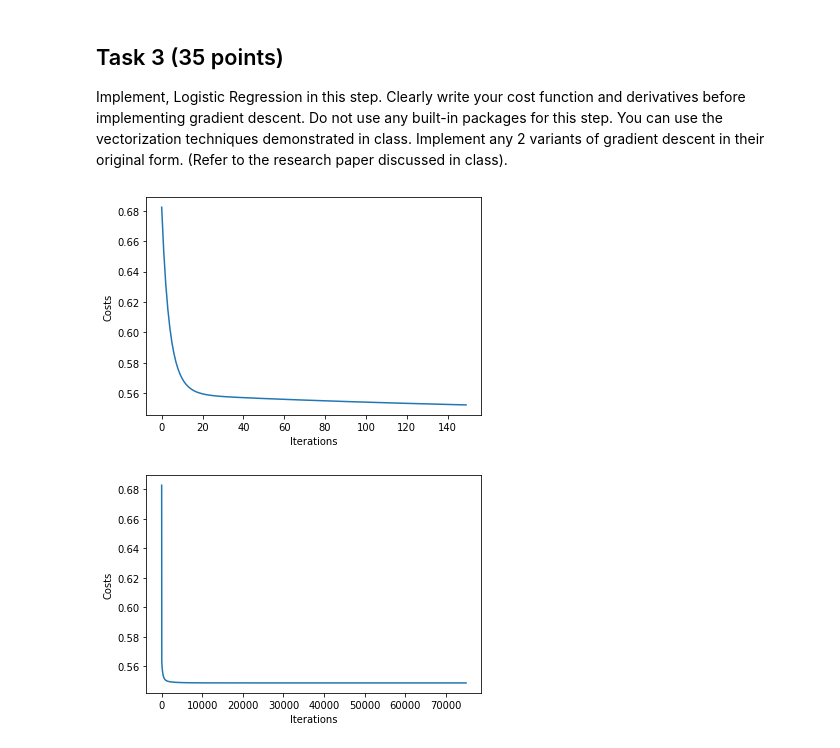
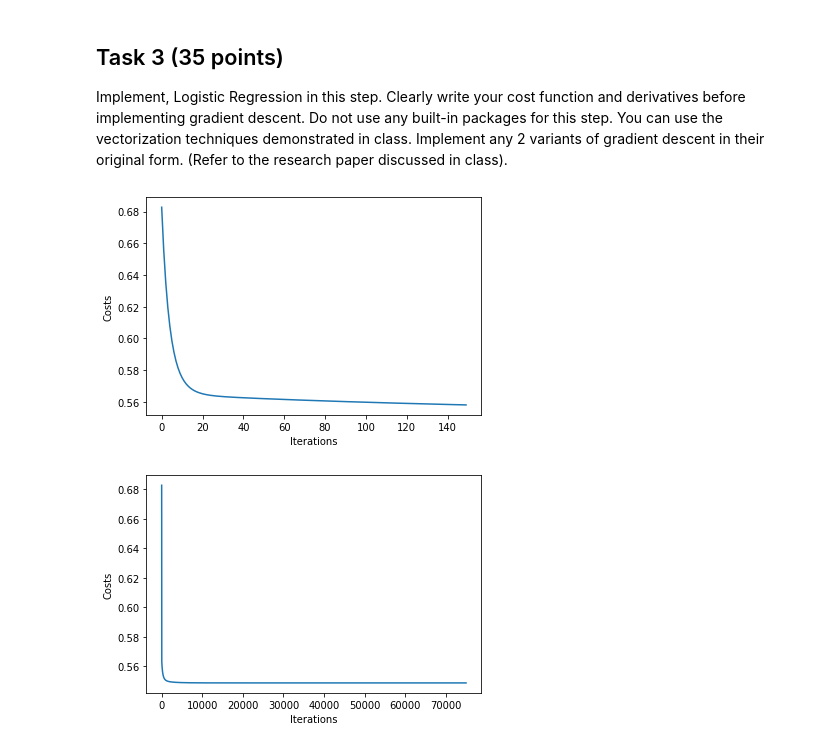
Before and after one commit to elio-li/CSCI-4962, a Jupyter notebook: hw1.ipynb, the cells around one changed output. Drawn from its saved outputs; the diff is of its cells as text; code cells hidden in the pictures.

```diff
--- a/hw1.ipynb
+++ b/hw1.ipynb
@@ -161,36 +151,36 @@ def activation(y, n):
 # %%
 """
 Batch Gradient Descents
 """
 
-def batch(x_train, y_train, x_test, y_test, iter, learnrate):
+def batch(x, y, iter, learnrate):
   # number of examples & features
-  m, n = x_train.shape
+  m, n = x.shape
   w = np.full((m, 1), 0.01)
   b = 0
 
   costs = []
   for i in range(iter):
     # get cost & derivatives
-    l = cost(y_train, w, x_train, b)
-    dw, db = gradient(y_train, w, x_train, b)
+    l = cost(y, w, x, b)
+    dw, db = gradient(y, w, x, b)
     costs.append(l)
 
     # update values
     w = w - learnrate * dw
     b = b - learnrate * db
 
-  y_hat = predict(w, x_test, b)
+  y_hat = predict(w, x, b)
   prediction = activation(y_hat, n)
 
   plt.plot(costs)
   plt.xlabel("Iterations")
   plt.ylabel("Costs")
   plt.show()
 
-batch(x_train.T, y_train, x_test.T, y_test, 150, 0.15)
+batch(x_array.T, y, 150, 0.15)
 # %% [output]
-[figure, old version]
+[figure, new version]
 # %%
 """
 Stochastic Gradient Descents
```
Also changed, not shown: parts of 7 cells of this notebook.
